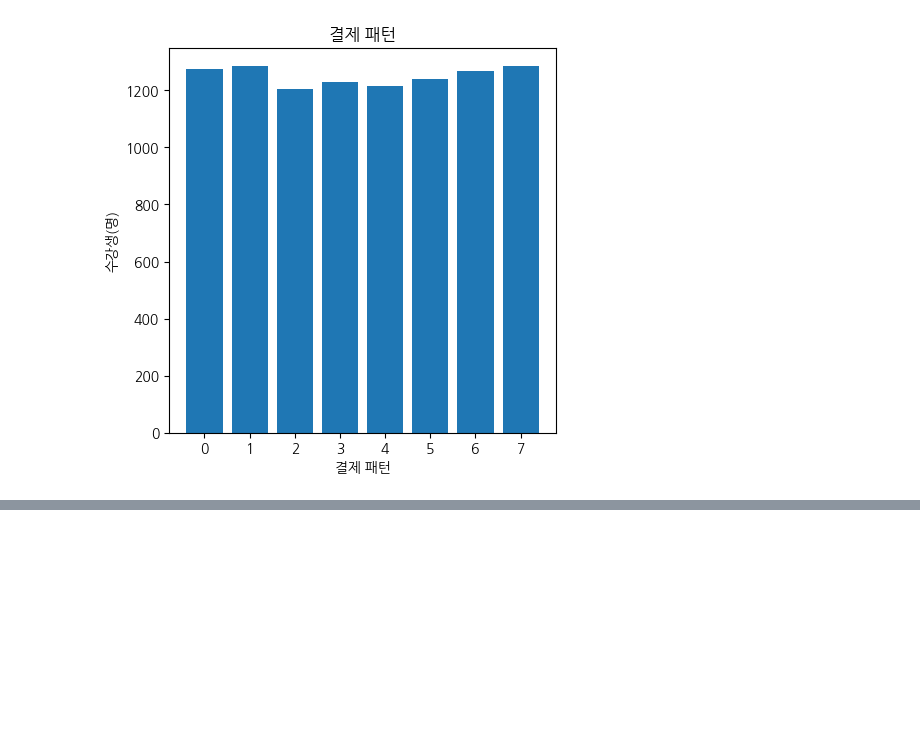
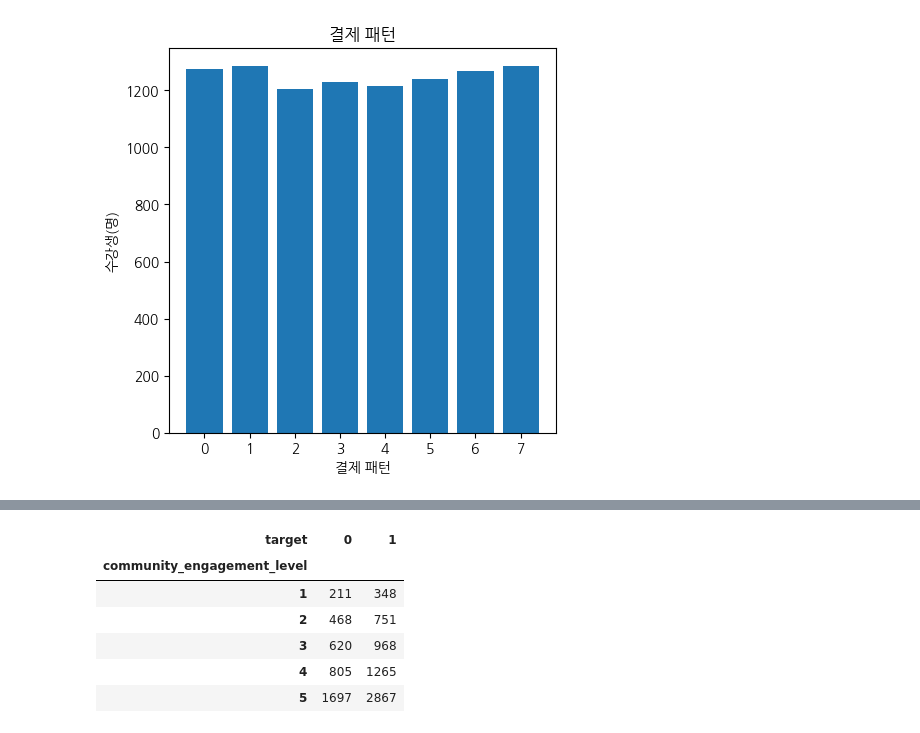
Before and after one commit to bobo-0/WASSUP4, a Jupyter notebook: 05_Data_Analysis/DA_Mini_Project.ipynb, the cells around one changed output, grey strips where cells are left out. Drawn from its saved outputs; the diff is of its cells as text; code cells hidden in the pictures; blank space fills up the shorter version.

```diff
--- a/05_Data_Analysis/DA_Mini_Project.ipynb
+++ b/05_Data_Analysis/DA_Mini_Project.ipynb
@@ -534,0 +554,14 @@ plt.show()
+# %%
+community_pivot_table = pd.pivot_table(all_data, values='user_id',
+                       index=['community_engagement_level'],
+                       columns=['target'],
+                       aggfunc="count")
+community_pivot_table
+# %% [output]
+| target | 0 | 1 |
+| community_engagement_level |  |  |
+| 1 | 211 | 348 |
+| 2 | 468 | 751 |
+| 3 | 620 | 968 |
+| 4 | 805 | 1265 |
+| 5 | 1697 | 2867 |
```
Also changed, not shown: parts of 16 cells of this notebook.
